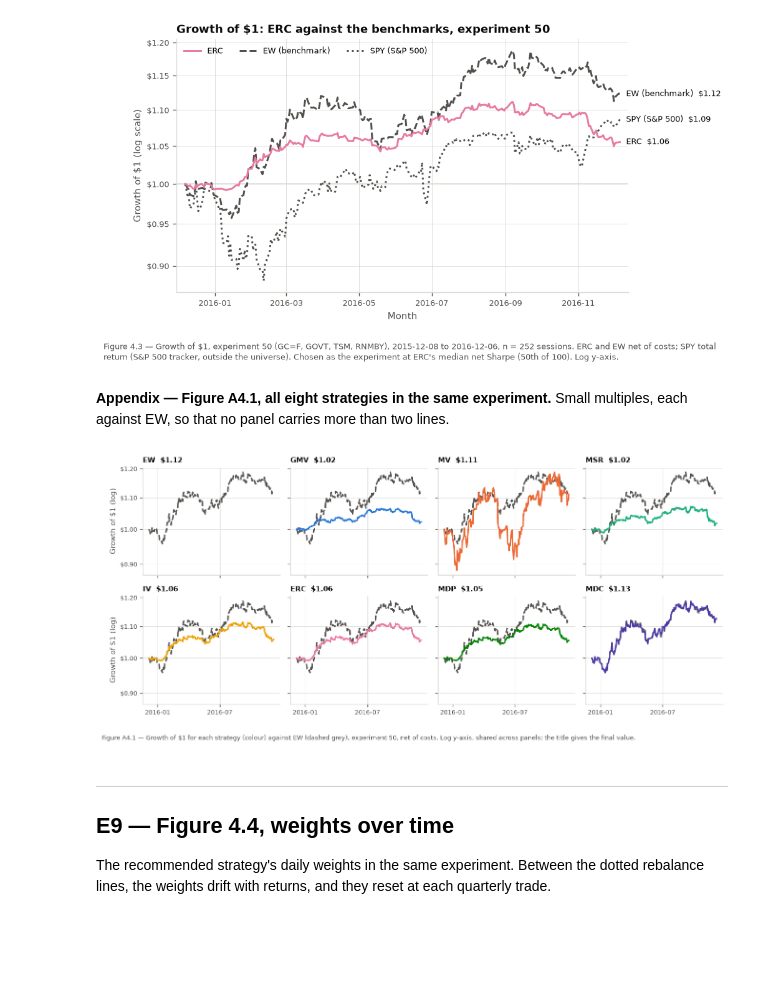
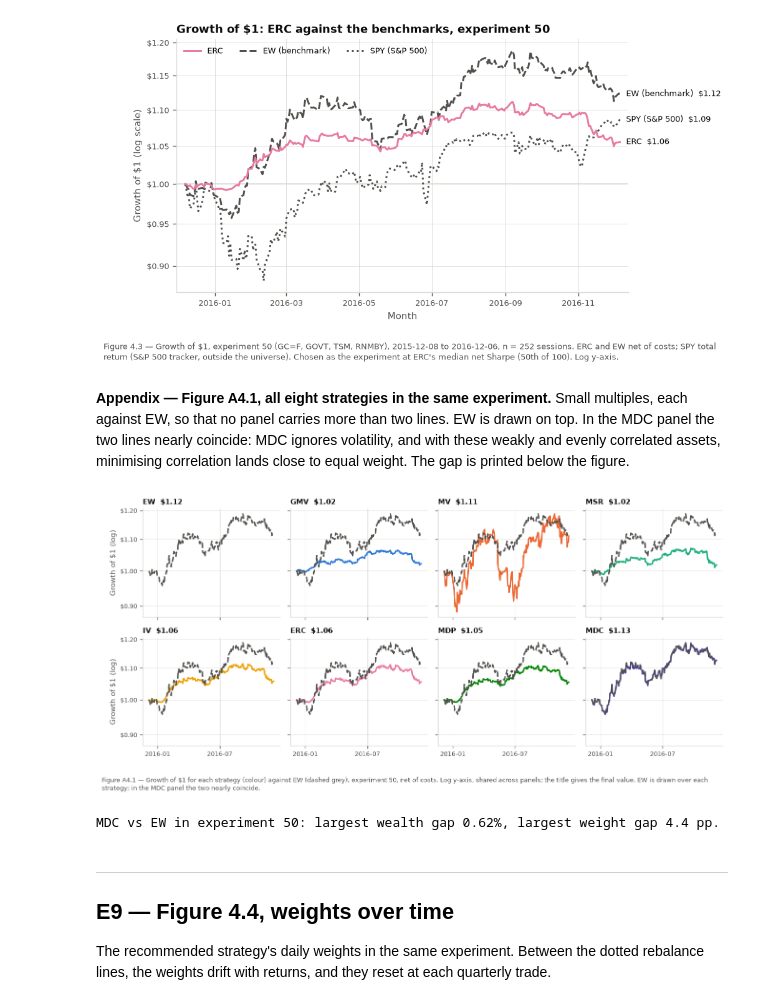
Before and after one commit to christianvanbellen/nova-ims-portfolio-management, a Jupyter notebook: notebooks/06_performance.ipynb, the cells around one changed output. Cells and saved outputs as stored; diff of their text form; code cells hidden in the pictures; blank space fills up the shorter version.

Commit message:
improve visualization of compared strategies

```diff
--- a/notebooks/06_performance.ipynb
+++ b/notebooks/06_performance.ipynb
@@ -297,32 +297,41 @@ ERC net Sharpe here 1.05; median across experiments 1.06 (between the 50th and 5
 [figure]
 # %% [markdown]
 **Appendix — Figure A4.1, all eight strategies in the same experiment.** Small multiples, each against
-EW, so that no panel carries more than two lines.
+EW, so that no panel carries more than two lines. EW is drawn on top. In the MDC panel the two lines
+nearly coincide: MDC ignores volatility, and with these weakly and evenly correlated assets, minimising
+correlation lands close to equal weight. The gap is printed below the figure.
 # %%
 fig, axes = plt.subplots(2, 4, figsize=(11, 4.8), sharex=True, sharey=True)
 ew_wealth = ew_run.wealth()
 for ax, s in zip(axes.flat, cfg.STRATEGY_ORDER):
-    ax.plot(ew_wealth.index, ew_wealth, **cfg.BENCHMARK_STYLE, label="EW")
     if s != "EW":
         w = grid.runs[(rep, s)].wealth()
-        ax.plot(w.index, w, color=viz.strategy_color(s), label=s)
+        ax.plot(w.index, w, color=viz.strategy_color(s), label=s, zorder=2)
+    # EW on top, so its dashes stay visible where a strategy tracks it closely (MDC).
+    ax.plot(ew_wealth.index, ew_wealth, **cfg.BENCHMARK_STYLE, label="EW", zorder=3)
     ax.set_title(f"{s}  ${grid.runs[(rep, s)].wealth().iloc[-1]:.2f}", fontsize=9)
     ax.set_yscale("log")
     ax.yaxis.set_major_formatter(plt.FuncFormatter(lambda v, _: f"${v:.2f}"))
     ax.yaxis.set_minor_formatter(plt.NullFormatter())
     ax.xaxis.set_major_locator(plt.matplotlib.dates.MonthLocator(bymonth=[1, 7]))
     ax.xaxis.set_major_formatter(plt.matplotlib.dates.DateFormatter("%Y-%m"))
 lo, hi = axes[0, 0].get_ylim()
 axes[0, 0].yaxis.set_major_locator(plt.FixedLocator(np.arange(np.ceil(lo * 10) / 10, hi, 0.1)))
 for ax in axes[:, 0]:
     ax.set_ylabel("Growth of $1 (log)")
 fig.tight_layout()
 viz.caption(axes[1, 0], f"Figure A4.1 — Growth of $1 for each strategy (colour) against EW (dashed grey), "
                         f"experiment {rep}, net of costs. Log y-axis, shared across panels; the title gives the "
-                        "final value.")
+                        "final value. EW is drawn over each strategy; in the MDC panel the two nearly coincide.")
 plt.show()
+
+mdc = grid.runs[(rep, "MDC")]
+print(f"MDC vs EW in experiment {rep}: largest wealth gap "
+      f"{(mdc.wealth() / ew_wealth - 1).abs().max() * 100:.2f}%, largest weight gap "
+      f"{(mdc.weights - ew_run.weights).abs().max().max() * 100:.1f} pp.")
 # %% [output]
-[figure, old version]
+[figure, new version]
+MDC vs EW in experiment 50: largest wealth gap 0.62%, largest weight gap 4.4 pp.
 # %% [markdown]
 ---
 
```
Also changed, not shown: 1 other file.
